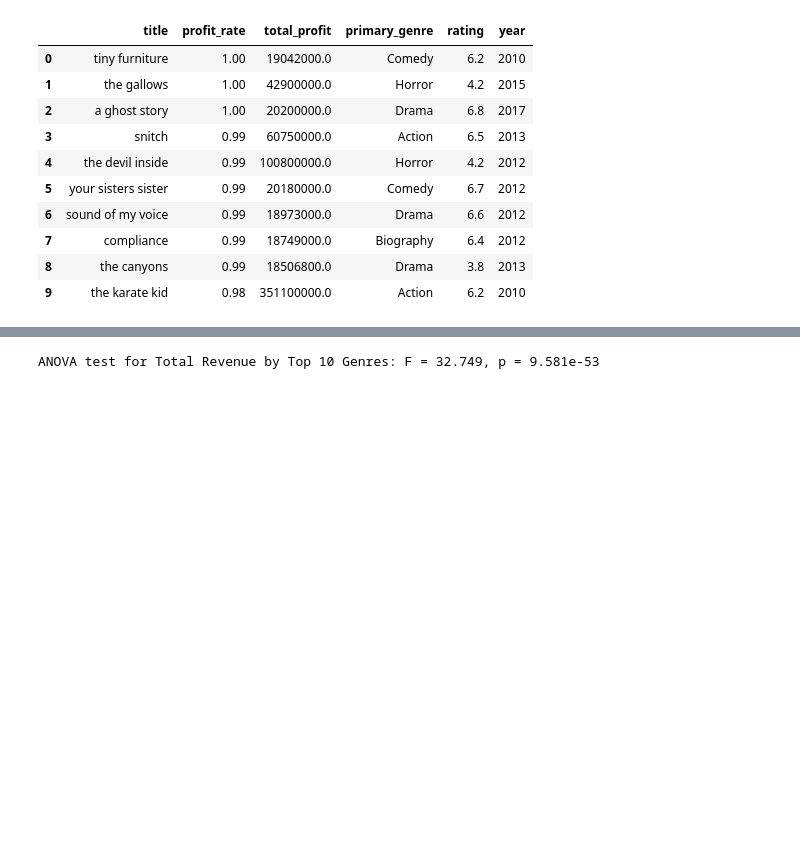
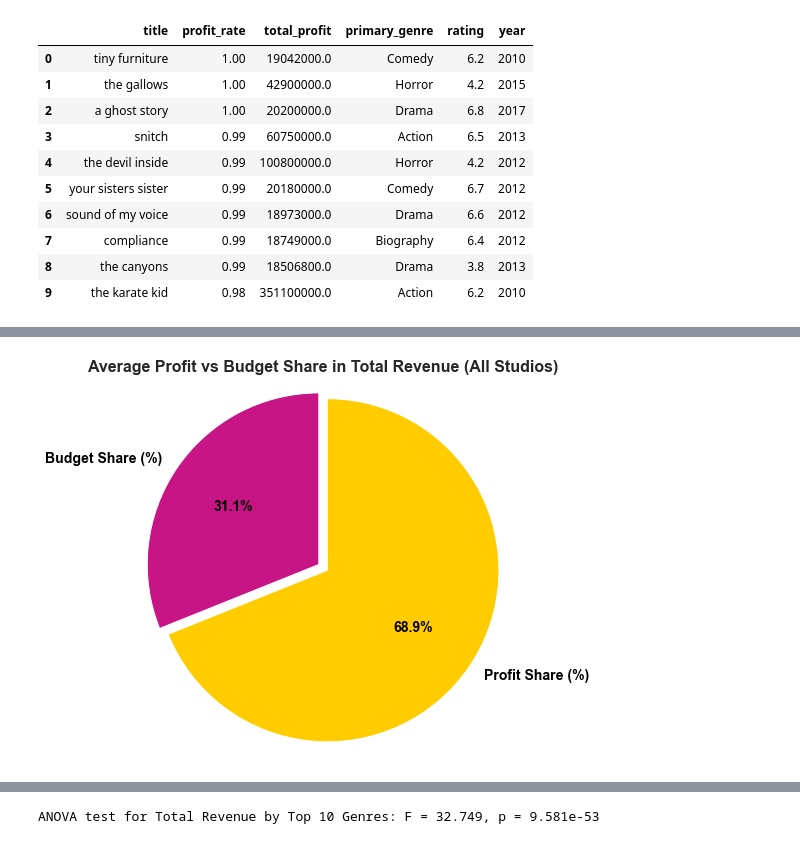
Before and after one commit to VilmarsonJ/ds-2-movie-insights, a Jupyter notebook: movie_index.ipynb, the cells around one changed output, grey strips where cells are left out. Cells and saved outputs as stored; diff of their text form; code cells hidden in the pictures; blank space fills up the shorter version.

```diff
--- a/movie_index.ipynb
+++ b/movie_index.ipynb
@@ -1297,0 +1017,42 @@ ANOVA test result: F = 18.922, p = 1.831e-49
+# %%
+
+# Calculate average budget and profit share across all studios
+budget_pct = rate_gross_budget['production_budget'].sum() / rate_gross_budget['total_revenue'].sum() * 100
+profit_pct = rate_gross_budget['total_profit'].sum() / rate_gross_budget['total_revenue'].sum() * 100
+
+# Prepare data for pie chart
+labels = ['Budget Share (%)', 'Profit Share (%)']
+sizes = [budget_pct, profit_pct]
+colors = ['#C71585', '#ffcc00']  # Dark pink for budget, gold for profit
+
+# Plot pie chart
+plt.figure(figsize=(7,7))
+wedges, texts, autotexts = plt.pie(
+    sizes,
+    labels=labels,
+    colors=colors,
+    autopct='%1.1f%%',
+    startangle=90,
+    explode=(0.03, 0.03),  # Slight separation between slices
+    textprops={'fontsize': 14, 'weight': 'bold', 'color': 'black'}
+)
+
+# Make percentage texts bigger & bolder
+for autotext in autotexts:
+    autotext.set_fontsize(14)
+    autotext.set_color('black')
+    autotext.set_weight('bold')
+
+plt.title(
+    'Average Profit vs Budget Share in Total Revenue (All Studios)',
+    fontsize=16,
+    fontweight='bold'
+)
+plt.axis('equal')  # Equal aspect ratio ensures a perfect circle
+
+# Save the plot
+# plt.savefig("Images/budgetprofit.png", dpi=300, bbox_inches="tight", facecolor="white")
+
+plt.show()
+# %% [output]
+[figure, added]
```
Also changed, not shown: parts of 109 cells of this notebook.
